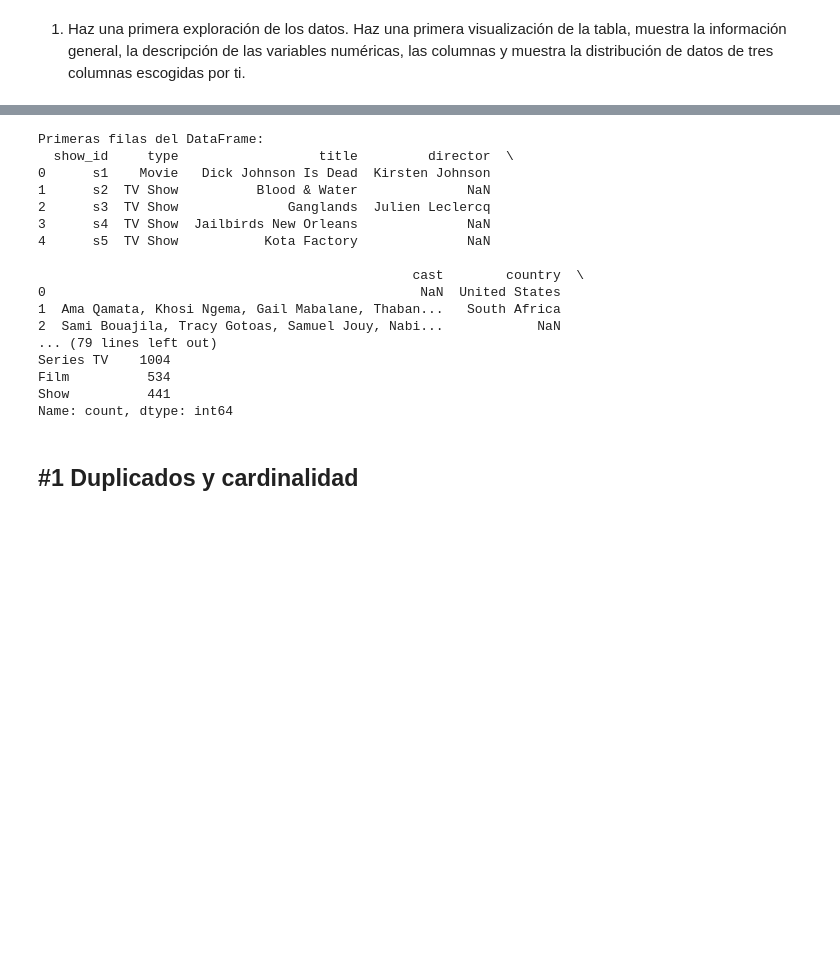
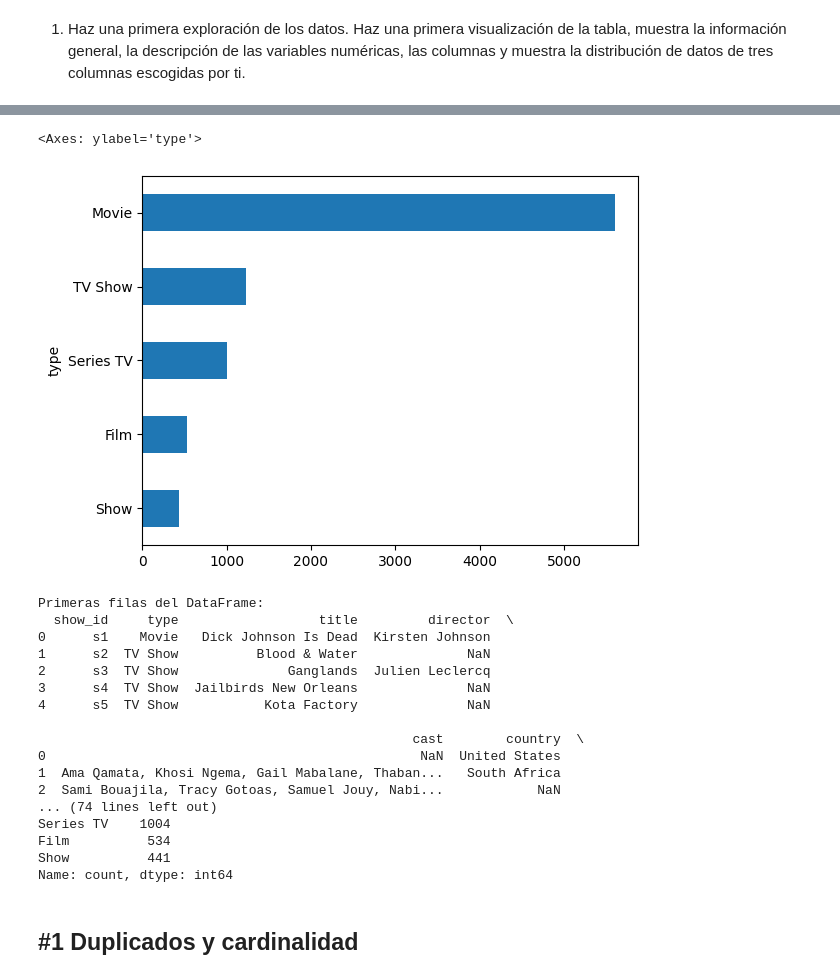
Before and after one commit to annahico/ONLINE_DS_THEBRIDGE_ANNA, a Jupyter notebook: 03_Analisis_de_Datos/Sprint_05/Unidad_01/Practica_Obligatoria/18_Practica_Obligatoria_ETL.ipynb, the cells around one changed output, grey strips where cells are left out. Drawn from its saved outputs; the diff is of its cells as text; code cells hidden in the pictures; blank space fills up the shorter version.

```diff
--- a/03_Analisis_de_Datos/Sprint_05/Unidad_01/Practica_Obligatoria/18_Practica_Obligatoria_ETL.ipynb
+++ b/03_Analisis_de_Datos/Sprint_05/Unidad_01/Practica_Obligatoria/18_Practica_Obligatoria_ETL.ipynb
@@ -19,3 +104,8 @@ df_peliculas = pd.read_csv("data/dataset_netflix_titles.csv")
+# %%
+df.type.value_counts(ascending = True).plot(kind='barh')
+# %% [output]
+<Axes: ylabel='type'>
+[figure, added]
 # %%
 print("Primeras filas del DataFrame:")
 print(df_peliculas.head())
@@ -26,9 +116,6 @@ print(df_peliculas.describe())
 print("\nColumnas del DataFrame:")
 print(df_peliculas.columns)
 
-print("\nColumnas del DataFrame:")
-print(df_peliculas.columns)
-
 columnas_seleccionadas = ['release_year', 'duration', 'type']
 for columna in columnas_seleccionadas:
     print(f"\nDistribución de datos en la columna {columna}:")
@@ -46,7 +133,7 @@ Primeras filas del DataFrame:
 0                                                NaN  United States
 1  Ama Qamata, Khosi Ngema, Gail Mabalane, Thaban...   South Africa
 2  Sami Bouajila, Tracy Gotoas, Samuel Jouy, Nabi...            NaN
-... (79 lines left out)
+... (74 lines left out)
 Series TV    1004
 Film          534
 Show          441
```
Also changed, not shown: parts of 9 cells of this notebook.
